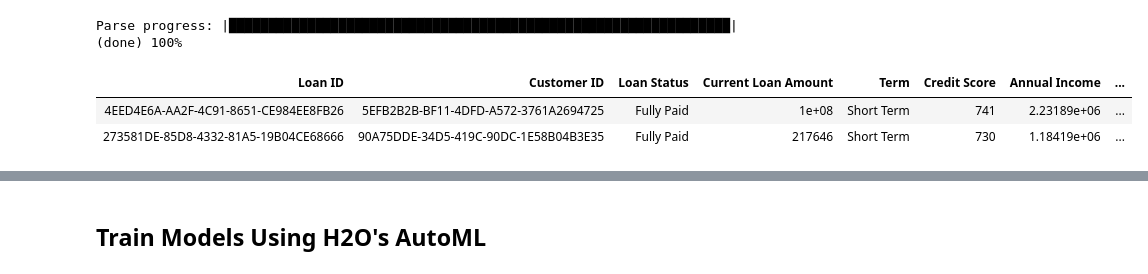
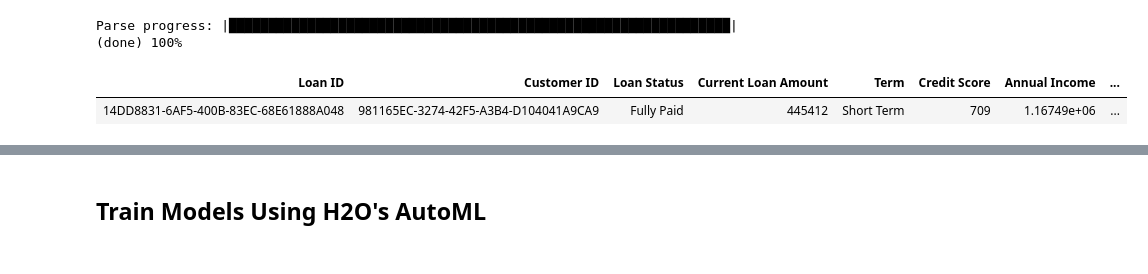
Before and after one commit to sanketsanap5/Bank-Loan-Status-Predictive-Analysis, a Jupyter notebook: src/BankStatusClassificationAutoML.ipynb, the cells around one changed output, grey strips where cells are left out. Cells and saved outputs as stored; diff of their text form; code cells hidden in the pictures.

```diff
--- a/src/BankStatusClassificationAutoML.ipynb
+++ b/src/BankStatusClassificationAutoML.ipynb
@@ -182,8 +182,7 @@ df = h2o.import_file(path = url)
 # %% [output]
 Parse progress: |████████████████████████████████████████████████████████████████| (done) 100%
 # %%
-df.head(2)
+df.head(1)
 # %% [output]
 | Loan ID | Customer ID | Loan Status | Current Loan Amount | Term | Credit Score | Annual Income | ... |
-| 4EED4E6A-AA2F-4C91-8651-CE984EE8FB26 | 5EFB2B2B-BF11-4DFD-A572-3761A2694725 | Fully Paid | 1e+08 | Short Term | 741 | 2.23189e+06 | ... |
-| 273581DE-85D8-4332-81A5-19B04CE68666 | 90A75DDE-34D5-419C-90DC-1E58B04B3E35 | Fully Paid | 217646 | Short Term | 730 | 1.18419e+06 | ... |
+| 14DD8831-6AF5-400B-83EC-68E61888A048 | 981165EC-3274-42F5-A3B4-D104041A9CA9 | Fully Paid | 445412 | Short Term | 709 | 1.16749e+06 | ... |
```
Also changed, not shown: parts of 46 cells of this notebook, 2 other files.
